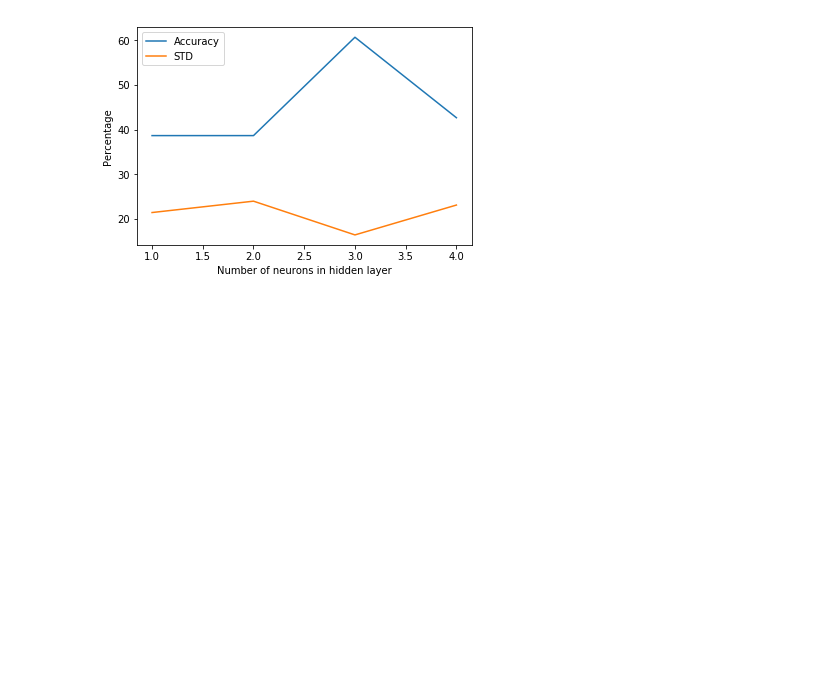
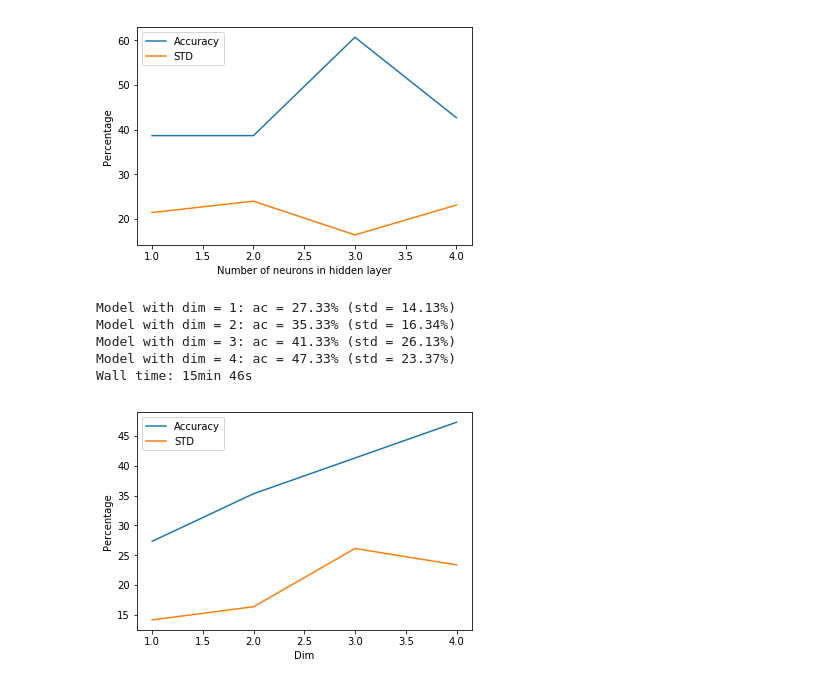
Before and after one commit to Intelligent-Systems-Phystech/StartCode, a Jupyter notebook: Rezyapkin2018IrisClassification/IrisClassification.ipynb, the cells around one changed output. Saved outputs shown, nothing was run; the diff lists cells and outputs as text; code cells hidden in the pictures; blank space fills up the shorter version.

```diff
--- a/Rezyapkin2018IrisClassification/IrisClassification.ipynb
+++ b/Rezyapkin2018IrisClassification/IrisClassification.ipynb
@@ -41,8 +61,3 @@ def baseline_model(hidden_input):
     # Compile model
     model.compile(loss='categorical_crossentropy', optimizer='adam', metrics=['accuracy'])
     return model
-# %%
-model = baseline_model
-estimator = KerasClassifier(build_fn=model, epochs=20, batch_size=5, verbose=0)
-# %%
-kfold = KFold(n_splits=10, shuffle=True, random_state=42)
@@ -60,7 +68,7 @@ means = []
 stds = []
 for i in hidden_inputs:
     #model = baseline_model(hidden_input=i)
-    estimator = KerasClassifier(build_fn=baseline_model, hidden_input=i, epochs=20, batch_size=5, verbose=0)
+    estimator = KerasClassifier(build_fn=baseline_model, hidden_input=i, dim = 4, epochs=20, batch_size=5, verbose=0)
     result = cross_val_score(estimator, X, dummy_y, cv=kfold)
     means.append(result.mean()*100)
     stds.append(result.std()*100)
@@ -82,3 +90,31 @@ plt.legend()
 plt.show()
 # %% [output]
 [figure]
+# %%
+%%time
+hidden_input = 3
+dims = range(1, 5)
+means = []
+stds = []
+for i in dims:
+    #model = baseline_model(hidden_input=i)
+    estimator = KerasClassifier(build_fn=baseline_model, hidden_input=hidden_input, dim = i, epochs=20, batch_size=5, verbose=0)
+    result = cross_val_score(estimator, X[:, :i], dummy_y, cv=kfold)
+    means.append(result.mean()*100)
+    stds.append(result.std()*100)
+    print("Model with dim = %d: ac = %.2f%% (std = %.2f%%)" % (i, result.mean()*100, result.std()*100))
+# %% [output]
+Model with dim = 1: ac = 27.33% (std = 14.13%)
+Model with dim = 2: ac = 35.33% (std = 16.34%)
+Model with dim = 3: ac = 41.33% (std = 26.13%)
+Model with dim = 4: ac = 47.33% (std = 23.37%)
+Wall time: 15min 46s
+# %%
+plt.plot(hidden_inputs, means, label='Accuracy')
+plt.plot(hidden_inputs, stds, label="STD")
+plt.xlabel("Dim")
+plt.ylabel("Percentage")
+plt.legend()
+plt.show()
+# %% [output]
+[figure, added]
```
Also changed, not shown: parts of 3 cells of this notebook.
